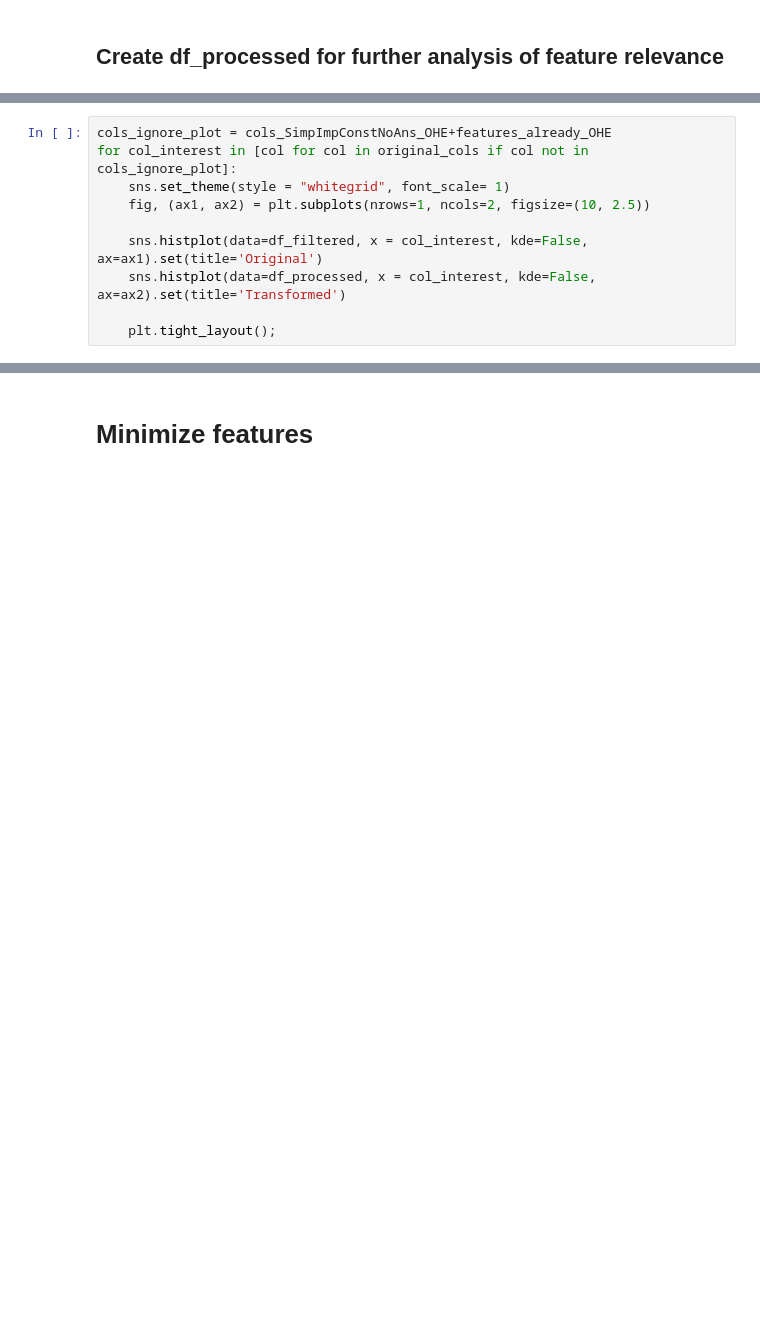
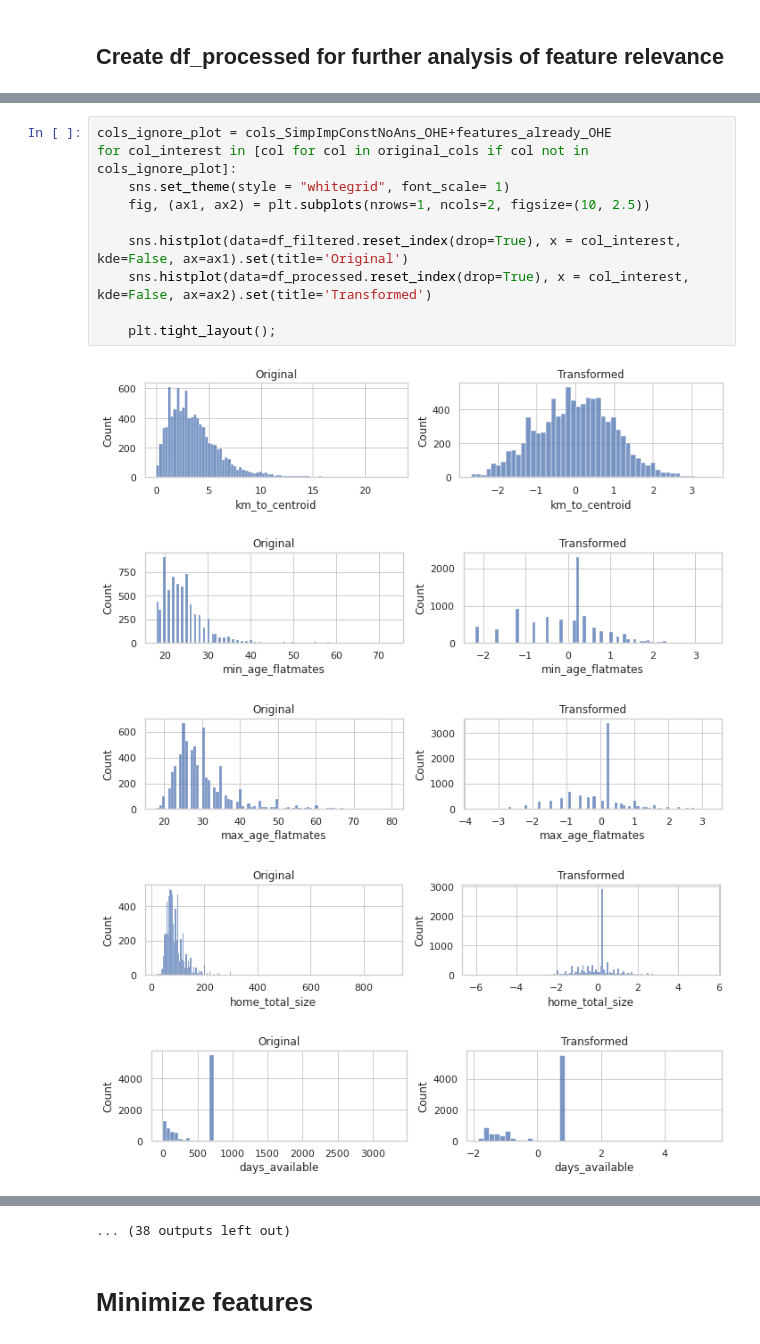
Before and after one commit to chvieira2/housing_crawler, a Jupyter notebook: notebooks/pipeline_preproc_model.ipynb, the cells around one changed output, grey strips where cells are left out. Cells and saved outputs as stored; diff of their text form; blank space fills up the shorter version.

```diff
--- a/notebooks/pipeline_preproc_model.ipynb
+++ b/notebooks/pipeline_preproc_model.ipynb
@@ -323,10 +374,0 @@ df_processed.shape
-# %%
-cols_ignore_plot = cols_SimpImpConstNoAns_OHE+features_already_OHE
-for col_interest in [col for col in original_cols if col not in cols_ignore_plot]:
-    sns.set_theme(style = "whitegrid", font_scale= 1)
-    fig, (ax1, ax2) = plt.subplots(nrows=1, ncols=2, figsize=(10, 2.5))
-
-    sns.histplot(data=df_filtered, x = col_interest, kde=False, ax=ax1).set(title='Original')
-    sns.histplot(data=df_processed, x = col_interest, kde=False, ax=ax2).set(title='Transformed')
-
-    plt.tight_layout();
@@ -346,0 +377,16 @@ for col_interest in [col for col in original_cols if col not in cols_ignore_plot
+# %%
+cols_ignore_plot = cols_SimpImpConstNoAns_OHE+features_already_OHE
+for col_interest in [col for col in original_cols if col not in cols_ignore_plot]:
+    sns.set_theme(style = "whitegrid", font_scale= 1)
+    fig, (ax1, ax2) = plt.subplots(nrows=1, ncols=2, figsize=(10, 2.5))
+
+    sns.histplot(data=df_filtered.reset_index(drop=True), x = col_interest, kde=False, ax=ax1).set(title='Original')
+    sns.histplot(data=df_processed.reset_index(drop=True), x = col_interest, kde=False, ax=ax2).set(title='Transformed')
+
+    plt.tight_layout();
+# %% [output]
+[figure, added]
+[figure, added]
+[figure, added]
+[figure, added]
+[figure, added]
@@ -347,2 +400,3 @@ for col_interest in [col for col in original_cols if col not in cols_ignore_plot
+... (38 outputs left out)
 # %% [markdown]
 # Minimize features
```
Also changed, not shown: parts of 97 cells of this notebook, 6 other files.
